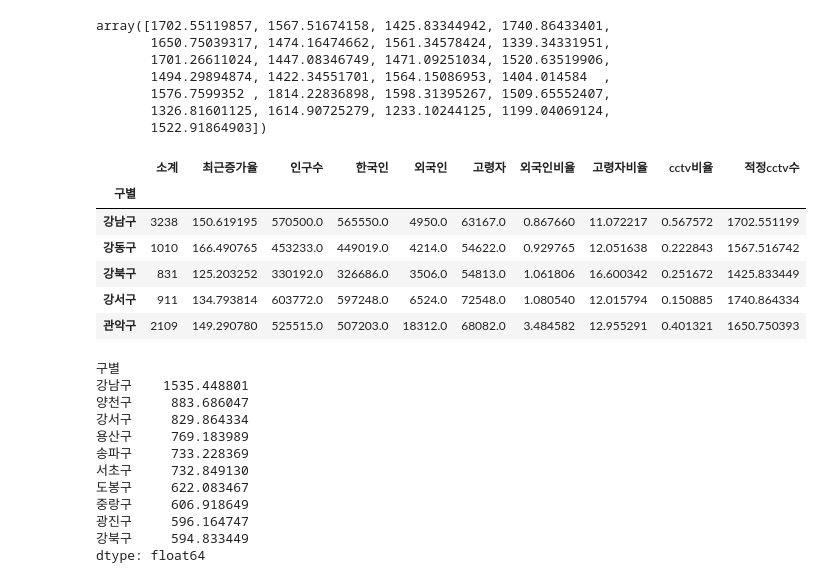
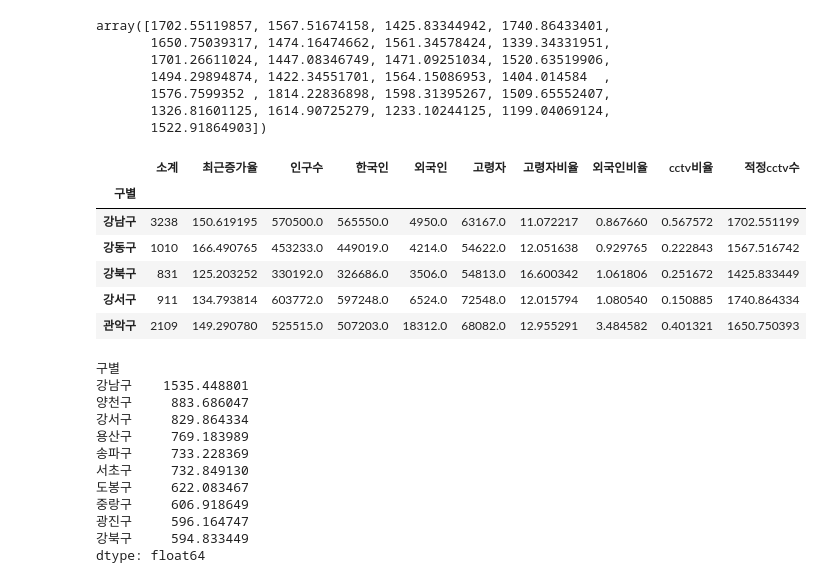
Before and after one commit to ahnyoungjoon00/a_data_engineer, a Jupyter notebook: j_dsde/DS/수업용0207/시각화분석응용예제/응용예제2_1 cctv와 인구분석2.ipynb, the cells around one changed output. Cells and saved outputs as stored; diff of their text form; code cells hidden in the pictures.

```diff
--- a/j_dsde/DS/수업용0207/시각화분석응용예제/응용예제2_1 cctv와 인구분석2.ipynb
+++ b/j_dsde/DS/수업용0207/시각화분석응용예제/응용예제2_1 cctv와 인구분석2.ipynb
@@ -44,3 +47,6 @@ cctv_res.head()
+# %%
+# 구별 컬럼 index로 설정
+cctv_res.set_index("구별", inplace=True)
 # %%
 cctv_res.head(2)
 # %% [output]
@@ -70,12 +79,16 @@ Text(0, 0.5, '구별 cctv  수')
     - 방정식 생성 함수
         - np.poly1d([기울기, 절편])
 # %%
+poly_fit = np.polyfit(cctv_res.인구수,cctv_res.소계, 1)
+poly_fit
 # %% [output]
 array([1.15151285e-03, 1.04561312e+03])
 # %% [markdown]
 - 적정cctv수 = 0.00115151285X인구수 + 1045.61312
 # %%
 # 1차 직선 방정식을 생성
+poly_1d = np.poly1d(poly_fit)
+poly_1d
 # %% [output]
 poly1d([1.15151285e-03, 1.04561312e+03])
 # %%
@@ -140,6 +163,8 @@ Text(0, 0.5, '구별 cctv  수')
 - 직선 아래에 표현된 자치구는 적정 cctv 대수를 보유하지 못한 구
 # %%
 # 각 자치구별 적정 cctv 대수 추정
+save_cctv = poly_1d(cctv_res.인구수)
+save_cctv
 # %% [output]
 array([1702.55119857, 1567.51674158, 1425.83344942, 1740.86433401,
        1650.75039317, 1474.16474662, 1561.34578424, 1339.34331951,
@@ -149,14 +174,14 @@ array([1702.55119857, 1567.51674158, 1425.83344942, 1740.86433401,
        1326.81601125, 1614.90725279, 1233.10244125, 1199.04069124,
        1522.91864903])
 # %%
-
+cctv_res["적정cctv수"] = save_cctv
 cctv_res.head()
 # %% [output]
-|  | 소계 | 최근증가율 | 인구수 | 한국인 | 외국인 | 고령자 | 외국인비율 | 고령자비율 | cctv비율 | 적정cctv수 |
+|  | 소계 | 최근증가율 | 인구수 | 한국인 | 외국인 | 고령자 | 고령자비율 | 외국인비율 | cctv비율 | 적정cctv수 |
 | 구별 |  |  |  |  |  |  |  |  |  |  |
-| 강남구 | 3238 | 150.619195 | 570500.0 | 565550.0 | 4950.0 | 63167.0 | 0.867660 | 11.072217 | 0.567572 | 1702.551199 |
-| 강동구 | 1010 | 166.490765 | 453233.0 | 449019.0 | 4214.0 | 54622.0 | 0.929765 | 12.051638 | 0.222843 | 1567.516742 |
-| 강북구 | 831 | 125.203252 | 330192.0 | 326686.0 | 3506.0 | 54813.0 | 1.061806 | 16.600342 | 0.251672 | 1425.833449 |
-| 강서구 | 911 | 134.793814 | 603772.0 | 597248.0 | 6524.0 | 72548.0 | 1.080540 | 12.015794 | 0.150885 | 1740.864334 |
-| 관악구 | 2109 | 149.290780 | 525515.0 | 507203.0 | 18312.0 | 68082.0 | 3.484582 | 12.955291 | 0.401321 | 1650.750393 |
+| 강남구 | 3238 | 150.619195 | 570500.0 | 565550.0 | 4950.0 | 63167.0 | 11.072217 | 0.867660 | 0.567572 | 1702.551199 |
+| 강동구 | 1010 | 166.490765 | 453233.0 | 449019.0 | 4214.0 | 54622.0 | 12.051638 | 0.929765 | 0.222843 | 1567.516742 |
+| 강북구 | 831 | 125.203252 | 330192.0 | 326686.0 | 3506.0 | 54813.0 | 16.600342 | 1.061806 | 0.251672 | 1425.833449 |
+| 강서구 | 911 | 134.793814 | 603772.0 | 597248.0 | 6524.0 | 72548.0 | 12.015794 | 1.080540 | 0.150885 | 1740.864334 |
+| 관악구 | 2109 | 149.290780 | 525515.0 | 507203.0 | 18312.0 | 68082.0 | 12.955291 | 3.484582 | 0.401321 | 1650.750393 |
 # %%
```
Also changed, not shown: parts of 13 cells of this notebook.
